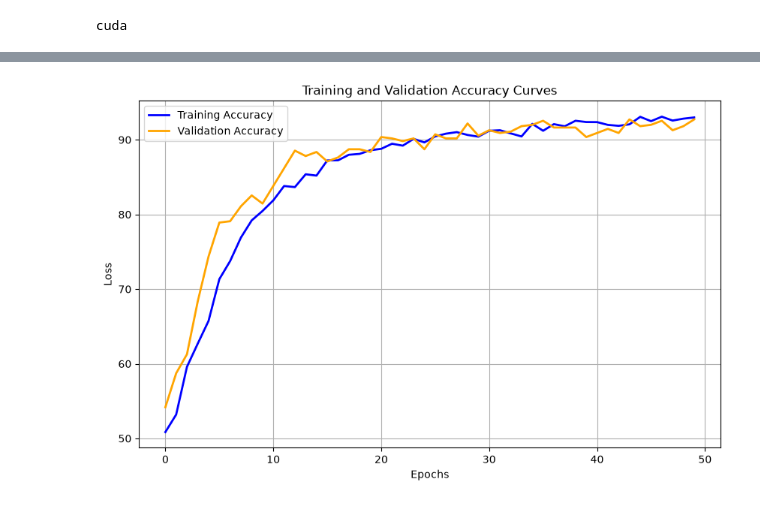
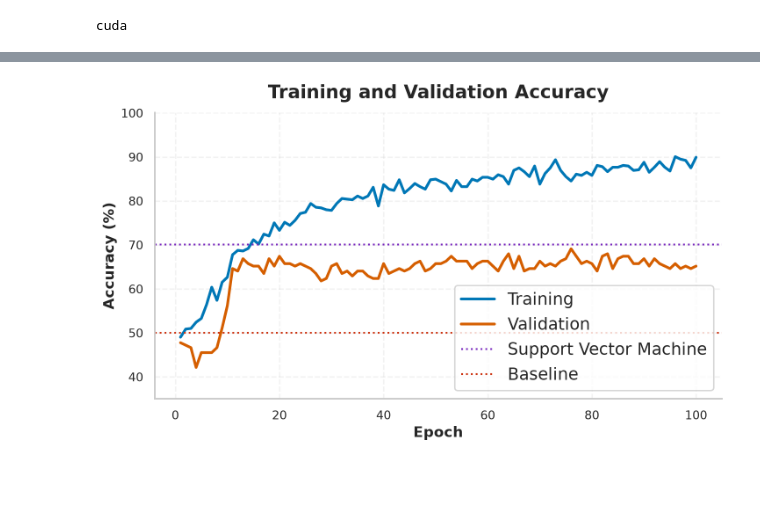
Before and after one commit to Nisanga-P/huh-dna-specificity, a Jupyter notebook: notebooks/classifer.ipynb, the cells around one changed output, grey strips where cells are left out. Saved outputs shown, nothing was run; the diff lists cells and outputs as text; code cells hidden in the pictures; blank space fills up the shorter version.

```diff
--- a/notebooks/classifer.ipynb
+++ b/notebooks/classifer.ipynb
@@ -365,7 +403,7 @@ class CustomDataset(Dataset):
         return sample_x, sample_y
 
 
-full_dataset = CustomDataset(X, y)
+full_dataset = CustomDataset(X_train, y_train)
 # %%
 train_size = int(0.8 * len(full_dataset))
 test_size = len(full_dataset) - train_size
@@ -404,8 +442,12 @@ train_dataloader = DataLoader(dataset=train_dataset, batch_size=32, shuffle=True
+# %%
+train_dataloader = DataLoader(dataset=full_dataset, batch_size=32, shuffle=True, num_workers=4, pin_memory=True)
 # %% [markdown]
 ### Machine Learning
 # %%
 from torch import nn
 
+device = torch.device("cuda" if torch.cuda.is_available() else "cpu")
+
 print(device)
 # %% [output]
 cuda
@@ -431,5 +535,9 @@ class BinaryClassiferNN(nn.Module):
 # %%
-protein_dna_bind_classifier = BinaryClassiferNN(105, 32).to(device)
+#protein_dna_bind_classifier = BinaryClassiferNN(53,32).to(device)
+#protein_dna_bind_classifier = BinaryClassiferNN(53, 48, 32).to(device) #32, 16 -> 0.30
+#protein_dna_bind_classifier = BinaryClassiferNN(410, 92, 64).to(device)
+
+protein_dna_bind_classifier = BinaryClassifierTwoHeadNN(127).to(device)
 
 protein_dna_bind_classifier.state_dict() # random parameters before training
 next(protein_dna_bind_classifier.parameters()).device
@@ -552,16 +727,83 @@ Epoch: 50/50 | Training Loss: 0.2072 | Training Accuracy: 92.2011 | Test Loss: 0
 # %%
 # previous run -> before reverting the accidental pull
 
+import pandas as pd
+import seaborn as sns
 import matplotlib.pyplot as plt
 
-plt.figure(figsize=(10, 6))
-plt.plot(acc, label='Training Accuracy', color='blue', linewidth=2)
-plt.plot(acc_val, label='Validation Accuracy', color='orange', linewidth=2)
-plt.title('Training and Validation Accuracy Curves')
-plt.xlabel('Epochs')
-plt.ylabel('Loss')
-plt.legend()
-plt.grid(True)
+# Convert fractions to percentages. Remove * 100 if your values are already percentages.
+plot_data = pd.DataFrame({
+    "Epoch": list(range(1, len(acc) + 1)) * 2,
+    "Accuracy": [value for value in acc + acc_val],
+    "Dataset": (
+        ["Training"] * len(acc)
+        + ["Validation"] * len(acc_val)
+    ),
+})
+
+sns.set_theme(
+    style="whitegrid",
+    context="talk",
+    font_scale=1.1,
+    rc={
+        "axes.titleweight": "bold",
+        "axes.labelweight": "bold",
+        "grid.alpha": 0.25,
+        "grid.linestyle": "--",
+        "figure.facecolor": "white",
+        "axes.facecolor": "white",
+    },
+)
+
+fig, ax = plt.subplots(figsize=(10, 6), dpi=150)
+
+sns.lineplot(
+    data=plot_data,
+    x="Epoch",
+    y="Accuracy",
+    hue="Dataset",
+    hue_order=["Training", "Validation"],
+    palette={"Training": "#0077B6", "Validation": "#D55E00"},
+    linewidth=3,
+    ax=ax,
+)
+
+# ax.axhline(
+#     y=76.3,
+#     color="#CC3311",
+#     linestyle=":",
+#     linewidth=2,
+#     label="Random Forest",
+# )
+
+ax.axhline(
+    y=70.1,
+    color="#7B2CBF",
+    linestyle=":",
+    linewidth=2,
+    label="Support Vector Machine",
+)
+
+
+ax.axhline(
+    y=50.0,
+    color="#CC3311",
+    linestyle=":",
+    linewidth=2,
+    label="Baseline",
+)
+
+ax.set_title("Training and Validation Accuracy", pad=16, fontsize=20)
+ax.set_xlabel("Epoch", fontsize=16)
+ax.set_ylabel("Accuracy (%)", fontsize=16)
+ax.set_ylim(35, 100)
+ax.tick_params(axis="both", labelsize=13)
+ax.legend(title=None, frameon=True, loc="lower right")
+sns.despine()
+
+fig.tight_layout()
+# fig.savefig("accuracy_curve.pdf", bbox_inches="tight")
+# fig.savefig("accuracy_curve.png", dpi=300, bbox_inches="tight")
 plt.show()
 # %% [output]
-[figure, old version]
+[figure, new version]
```
Also changed, not shown: parts of 22 cells of this notebook, 39 other files.
